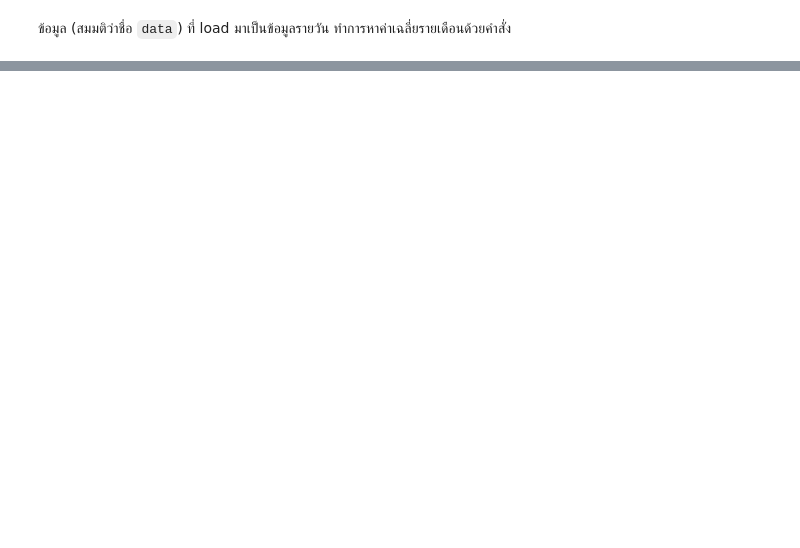
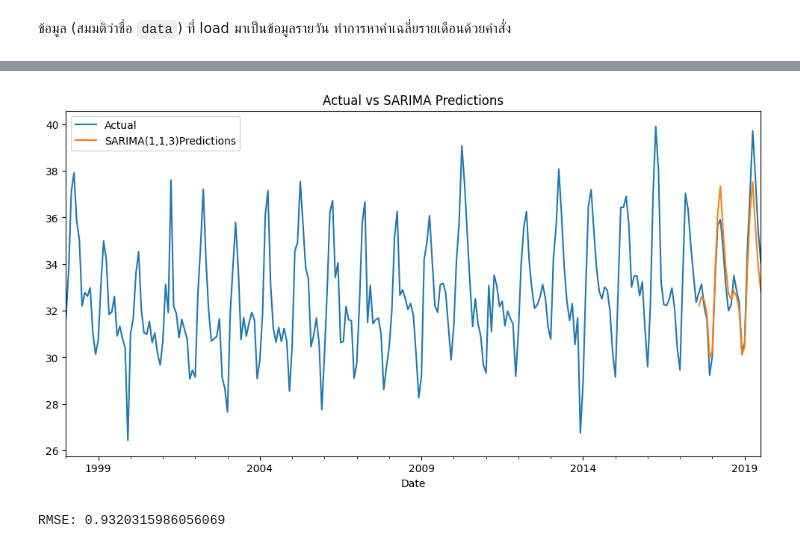
Before and after one commit to H0wAreU/Statistical-Learning-Labs., a Jupyter notebook: สำเนาของ_229351_LAB11_02.ipynb, the cells around one changed output, grey strips where cells are left out. Cells and saved outputs as stored; diff of their text form; code cells hidden in the pictures; blank space fills up the shorter version.

```diff
--- a/สำเนาของ_229351_LAB11_02.ipynb
+++ b/สำเนาของ_229351_LAB11_02.ipynb
@@ -58,0 +294,24 @@ print(test)
+# %%
+from statsmodels.tsa.statespace.sarimax import SARIMAX
+
+sarima1 = SARIMAX(train, order=(1,1,3), seasonal_order=(1, 1, 1, 12))
+sarima2 = SARIMAX(train, order=(1,1,4), seasonal_order=(1, 1, 1, 12))
+sarima3 = SARIMAX(train, order=(1,1,1), seasonal_order=(1, 1, 1, 12))
+sarima4 = SARIMAX(train, order=(3,1,3), seasonal_order=(1, 1, 1, 12))
+sarima5 = SARIMAX(train, order=(3,1,1), seasonal_order=(1, 1, 1, 12))
+sarima6 = SARIMAX(train, order=(3,1,4), seasonal_order=(1, 1, 1, 12))
+# %%
+sarima1_fit = sarima1.fit()
+yhat = sarima1_fit.predict(start=test.index[0], end=test.index[-1])
+
+plt.figure(figsize=(12,6))
+y.plot(label='Actual')
+yhat.plot(label='SARIMA(1,1,3)Predictions')
+plt.legend()
+plt.title('Actual vs SARIMA Predictions')
+plt.show()
+rmse_113=rmse(test,yhat)
+print('RMSE:',rmse_113)
+# %% [output]
+[figure, added]
+RMSE: 0.9320315986056069
```
Also changed, not shown: parts of 29 cells of this notebook.
